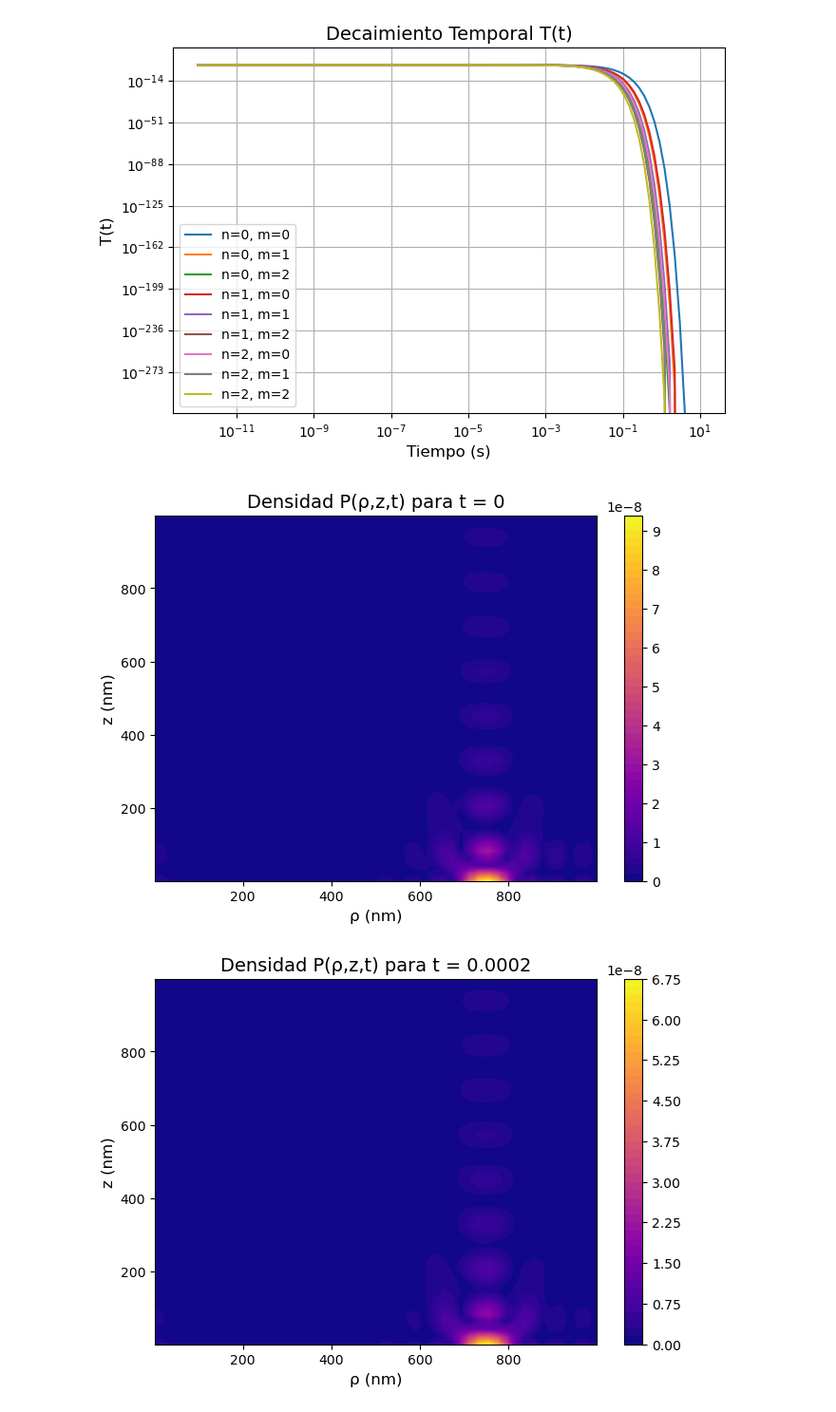
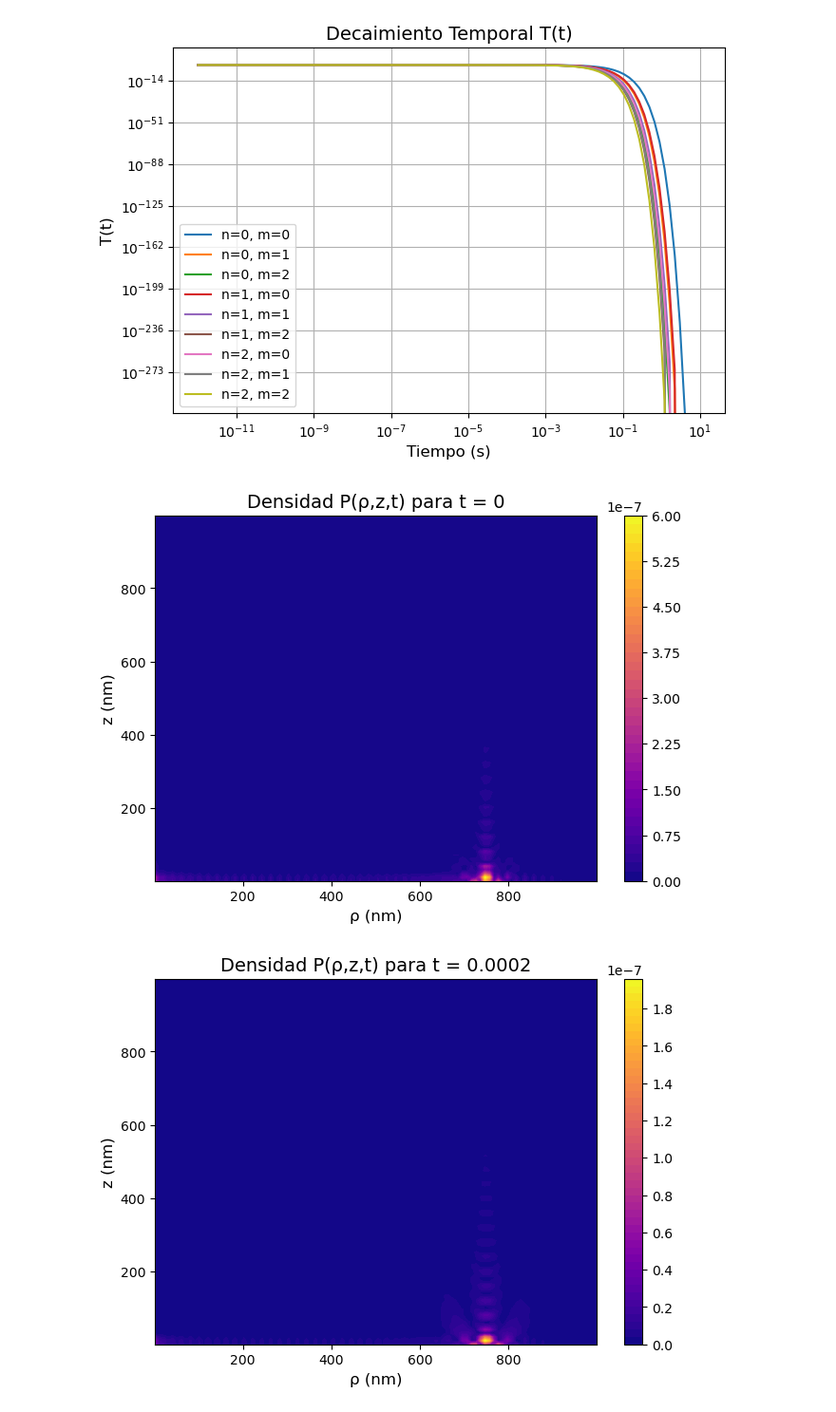
Before and after one commit to allanyst/tfm-efectos-superficie-nano-rmn, a Jupyter notebook: TFM_TwoRegionModel.ipynb, the cells around one changed output. Shown at 95% size. Drawn from its saved outputs; the diff is of its cells as text; code cells hidden in the pictures.

```diff
--- a/TFM_TwoRegionModel.ipynb
+++ b/TFM_TwoRegionModel.ipynb
@@ -15,10 +15,10 @@ D2 = 2e9             # nm²/s (región volumétrica)
 z_c = 10             # nm (altura de la interfaz)
 L = 1000             # nm (altura total)
 R = 1000             # nm (radio del cilindro)
-kappa = 1            # nm/s coeficiente de absorción superficial
-n_modes_radial = 16  # Número de modos radiales
-m_max = 16           # Número de modos axiales por modo radial
-N_z = 1000           # Número de nodos en z
+kappa = 0            # nm/s coeficiente de absorción superficial
+n_modes_radial = 50  # Número de modos radiales
+m_max = 50           # Número de modos axiales por modo radial
+N_z = 10000          # Número de nodos en z
 # %%
 ##############################################################################
 # 1. Solución Radial R(ρ)
@@ -305,34 +306,34 @@ def compute_P_vec(rho_vals, z_vals, t):
             Z_tens[:, n, m] = fz(z_vals, n, m)
 
     # Temporal decay T: shape (n_modes, m_max)
     T_decay = np.exp(-np.abs(eig_arr) * t)
     # Combine coefficients with normalization and decay: shape (n_modes, m_max)
     W = (A_arr / R_norms[:, None]) * T_decay
 
     # Sum over axial modes m → B shape (Nz, n_modes)
     B = np.sum(Z_tens * W[None, :, :], axis=2)
 
     # Combine with radial modes → S shape (Nr, Nz)
     # J0_mat.T: (Nr, n_modes), B.T: (n_modes, Nz)
     S = np.dot(J0_mat.T, B.T)
 
     # Return absolute value, shaped back to (Nz, Nr)
     return np.abs(S.T)
 
-rho_vals = np.linspace(0.001 * R, 0.999 * R, 50)
-z_vals = np.linspace(0.001*L, 0.999*L, 50)
+rho_vals = np.linspace(0.001 * R, 0.999 * R, 100)
+z_vals = np.linspace(0.001*L, 0.999*L, 100)
 for t_val in [0,2e-4,8e-4,2e-3,8e-3,2e-2,8e-2,2e-1,8e-1]:
     P_val = compute_P_vec(rho_vals, z_vals, t=t_val)
 
     plt.figure(figsize=(7.5,5))
     plt.contourf(rho_vals, z_vals, P_val, 50, cmap="plasma")
     plt.xlabel("ρ (nm)", fontsize=12)
     plt.ylabel("z (nm)", fontsize=12)
     plt.title(f"Densidad P(ρ,z,t) para t = {t_val}", fontsize=14)
     plt.colorbar()
     plt.savefig(f"figuras/P_contour_tworegion_{t_val}.pdf", bbox_inches="tight")
     plt.show()
     plt.close()
 # %% [output]
-[figure, old version]
+[figure, new version]
-[figure, old version]
+[figure, new version]
```
Also changed, not shown: parts of 6 cells of this notebook, 54 other files.
